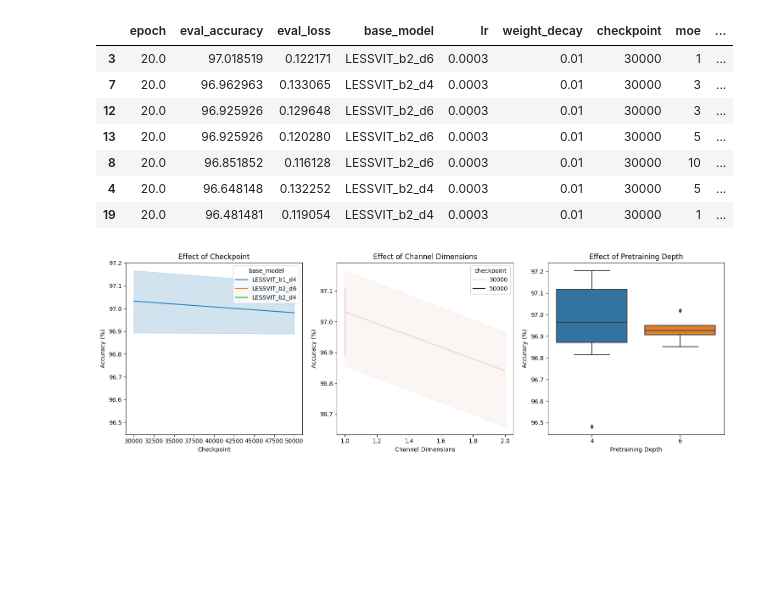
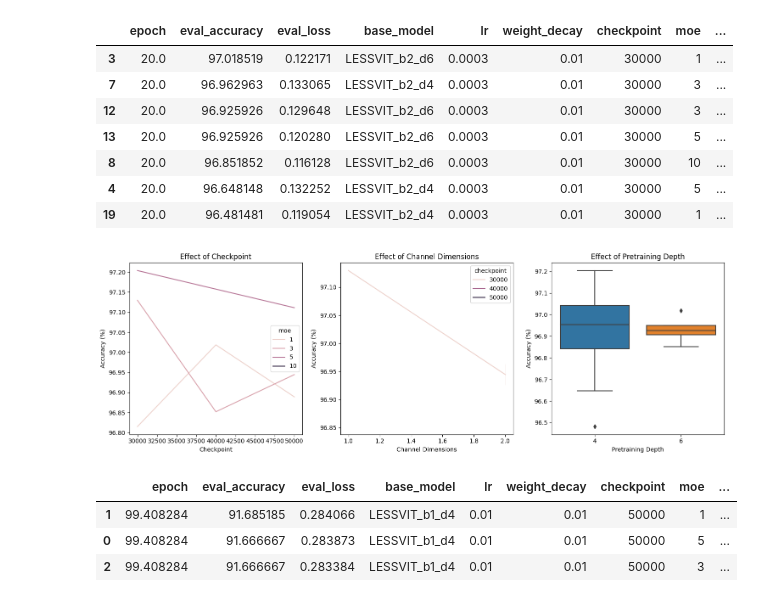
Before and after one commit to uiuctml/GeospatialFM, a Jupyter notebook: collect_results.ipynb, the cells around one changed output. Cells and saved outputs as stored; diff of their text form; code cells hidden in the pictures; blank space fills up the shorter version.

```diff
--- a/collect_results.ipynb
+++ b/collect_results.ipynb
@@ -126,28 +127,28 @@ df_channel
 | 4 | 20.0 | 96.648148 | 0.132252 | LESSVIT_b2_d4 | 0.0003 | 0.01 | 30000 | 5 | ... |
 | 19 | 20.0 | 96.481481 | 0.119054 | LESSVIT_b2_d4 | 0.0003 | 0.01 | 30000 | 1 | ... |
 # %%
-# # Set up figure with 3 subplots
-# fig, (ax1, ax2, ax3) = plt.subplots(1, 3, figsize=(15, 5))
+# Set up figure with 3 subplots
+fig, (ax1, ax2, ax3) = plt.subplots(1, 3, figsize=(15, 5))
 
-# # Plot 1: Checkpoint ablation
-# sns.lineplot(data=df_all, x='checkpoint', y='eval_accuracy', hue='base_model', ax=ax1)
-# ax1.set_title('Effect of Checkpoint')
-# ax1.set_xlabel('Checkpoint')
-# ax1.set_ylabel('Accuracy (%)')
+# Plot 1: Checkpoint ablation
+sns.lineplot(data=df_all.loc[df_all['base_model']=='LESSVIT_b1_d4'], x='checkpoint', y='eval_accuracy', hue='moe', ax=ax1)
+ax1.set_title('Effect of Checkpoint')
+ax1.set_xlabel('Checkpoint')
+ax1.set_ylabel('Accuracy (%)')
 
-# # Plot 2: Channel dimensions ablation
-# sns.lineplot(data=df_all, x='channel_dims', y='eval_accuracy', hue='checkpoint', ax=ax2)
-# ax2.set_title('Effect of Channel Dimensions')
-# ax2.set_xlabel('Channel Dimensions')
-# ax2.set_ylabel('Accuracy (%)')
+# Plot 2: Channel dimensions ablation
+sns.lineplot(data=df_all.loc[df_all['moe']==3], x='channel_dims', y='eval_accuracy', hue='checkpoint', ax=ax2)
+ax2.set_title('Effect of Channel Dimensions')
+ax2.set_xlabel('Channel Dimensions')
+ax2.set_ylabel('Accuracy (%)')
 
-# # Plot 3: Pretraining depth ablation
-# sns.boxplot(data=df_all, x='pretrain_depth', y='eval_accuracy', ax=ax3)
-# ax3.set_title('Effect of Pretraining Depth')
-# ax3.set_xlabel('Pretraining Depth')
-# ax3.set_ylabel('Accuracy (%)')
+# Plot 3: Pretraining depth ablation
+sns.boxplot(data=df_all, x='pretrain_depth', y='eval_accuracy', ax=ax3)
+ax3.set_title('Effect of Pretraining Depth')
+ax3.set_xlabel('Pretraining Depth')
+ax3.set_ylabel('Accuracy (%)')
 
-# plt.tight_layout()
-# plt.show()
+plt.tight_layout()
+plt.show()
 # %% [output]
-[figure, old version]
+[figure, new version]
@@ -153,0 +164,8 @@ df_channel
+# %%
+df_lp = df_lp.sort_values(by=['eval_accuracy'], ascending=False)
+df_lp
+# %% [output]
+|  | epoch | eval_accuracy | eval_loss | base_model | lr | weight_decay | checkpoint | moe | ... |
+| 1 | 99.408284 | 91.685185 | 0.284066 | LESSVIT_b1_d4 | 0.01 | 0.01 | 50000 | 1 | ... |
+| 0 | 99.408284 | 91.666667 | 0.283873 | LESSVIT_b1_d4 | 0.01 | 0.01 | 50000 | 5 | ... |
+| 2 | 99.408284 | 91.666667 | 0.283384 | LESSVIT_b1_d4 | 0.01 | 0.01 | 50000 | 3 | ... |
```
Also changed, not shown: parts of 5 cells of this notebook, 10 other files.
